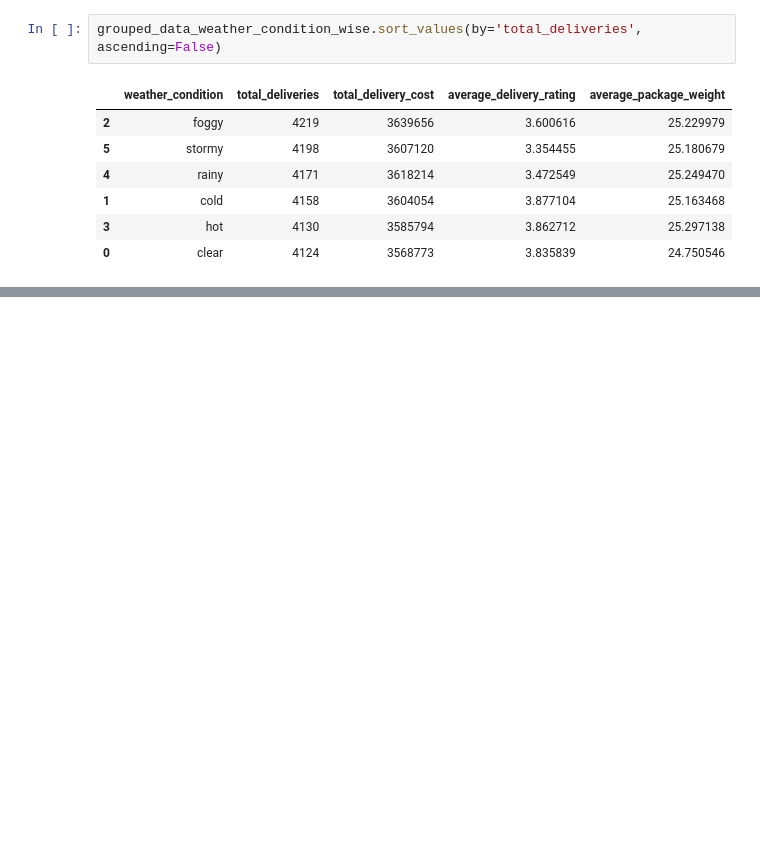
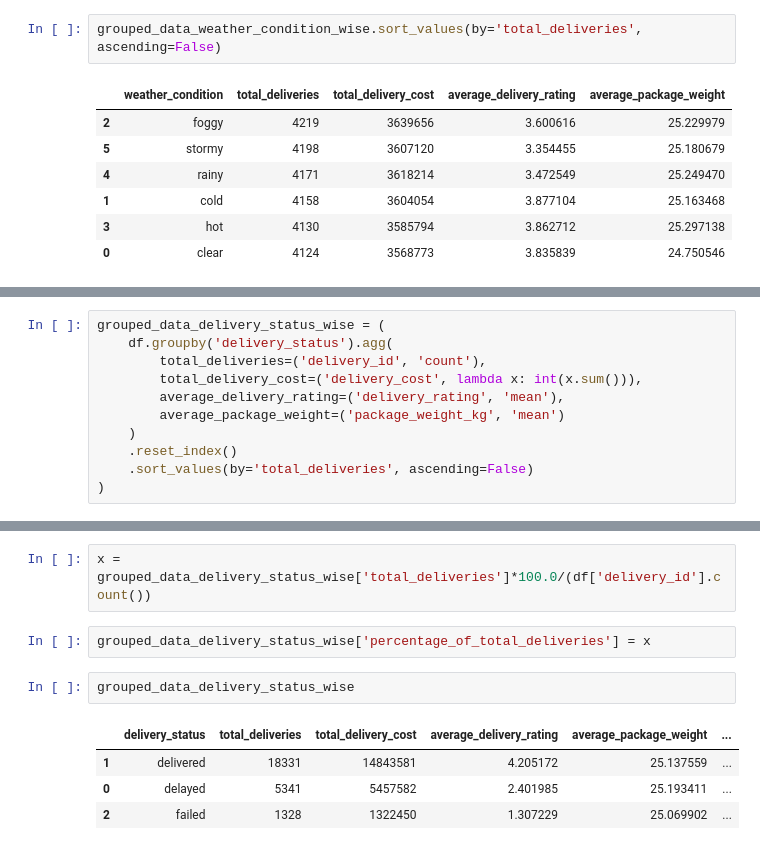
Before and after one commit to mahendra204/Python-Basics-Projects, a Jupyter notebook: Delivery Logistics EDA.ipynb, the cells around one changed output, grey strips where cells are left out. Drawn from its saved outputs; the diff is of its cells as text; blank space fills up the shorter version.

```diff
--- a/Delivery Logistics EDA.ipynb
+++ b/Delivery Logistics EDA.ipynb
@@ -414,0 +423,11 @@ grouped_data_package_type
+# %%
+grouped_data_delivery_status_wise = (
+    df.groupby('delivery_status').agg(
+        total_deliveries=('delivery_id', 'count'),
+        total_delivery_cost=('delivery_cost', lambda x: int(x.sum())),
+        average_delivery_rating=('delivery_rating', 'mean'),
+        average_package_weight=('package_weight_kg', 'mean')
+    )
+    .reset_index()
+    .sort_values(by='total_deliveries', ascending=False)
+)
@@ -414,0 +441,11 @@ grouped_data_package_type
+# %%
+x = grouped_data_delivery_status_wise['total_deliveries']*100.0/(df['delivery_id'].count())
+# %%
+grouped_data_delivery_status_wise['percentage_of_total_deliveries'] = x
+# %%
+grouped_data_delivery_status_wise
+# %% [output]
+|  | delivery_status | total_deliveries | total_delivery_cost | average_delivery_rating | average_package_weight | ... |
+| 1 | delivered | 18331 | 14843581 | 4.205172 | 25.137559 | ... |
+| 0 | delayed | 5341 | 5457582 | 2.401985 | 25.193411 | ... |
+| 2 | failed | 1328 | 1322450 | 1.307229 | 25.069902 | ... |
```
Also changed, not shown: parts of 4 cells of this notebook.
